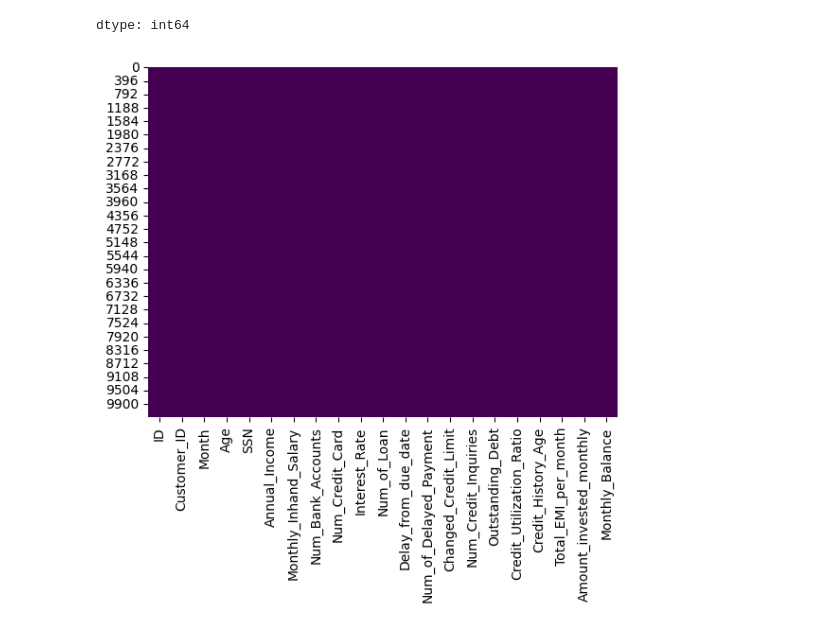
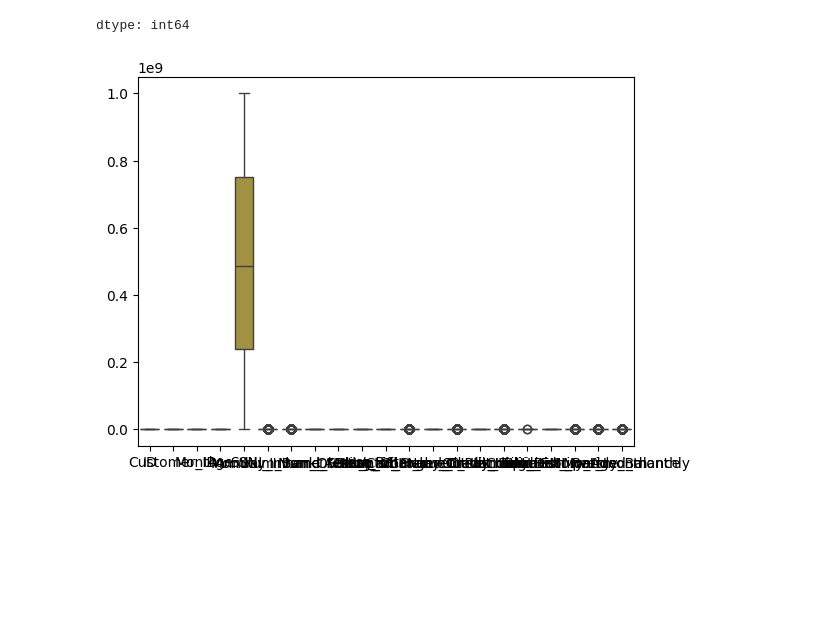
Before and after one commit to thisisanuragn/ANURAG-N, a Jupyter notebook: AnuragN.ipynb, the cells around one changed output. Saved outputs shown, nothing was run; the diff lists cells and outputs as text; code cells hidden in the pictures; blank space fills up the shorter version.

```diff
--- a/AnuragN.ipynb
+++ b/AnuragN.ipynb
@@ -95,6 +63,6 @@ from sklearn.preprocessing import MinMaxScaler
-# %%
-# Visualize missing data
-sns.heatmap(data.isnull(), cbar=False, cmap='viridis')
-plt.show()
-# %% [output]
-[figure, removed]
+# %%
+# Check for outliers using boxplot
+sns.boxplot(data=data)
+plt.show()
+# %% [output]
+[figure, added]
```
Also changed, not shown: parts of 21 cells of this notebook.
